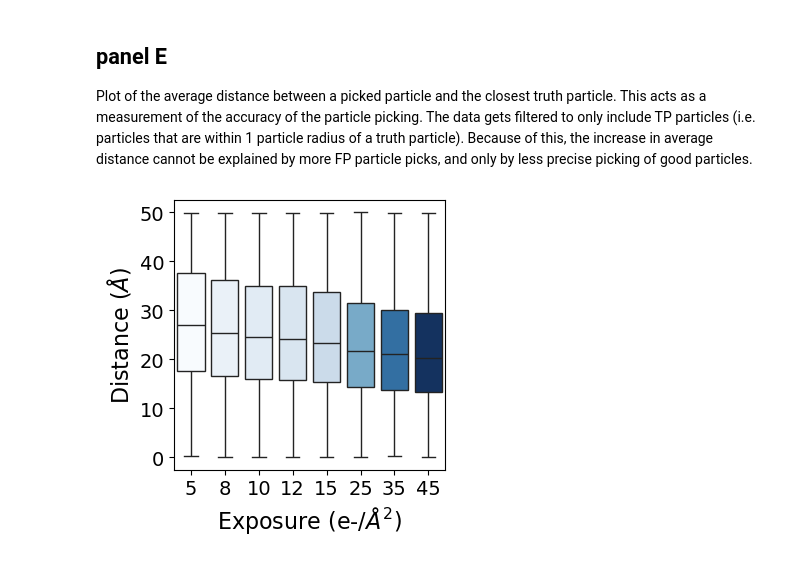
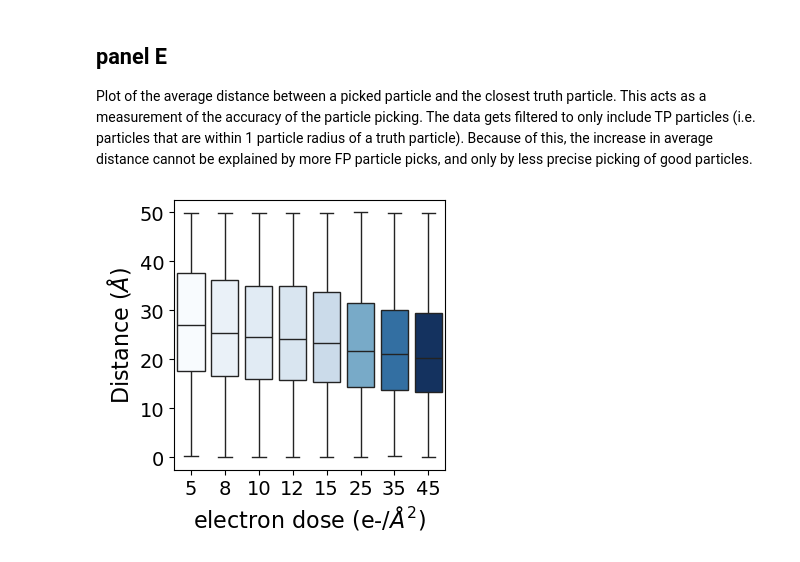
Before and after one commit to ccpem/roodmus, a Jupyter notebook: paper/figure_3.ipynb, the cells around one changed output. Saved outputs shown, nothing was run; the diff lists cells and outputs as text; code cells hidden in the pictures.

Commit message:
updating plotting notebooks

```diff
--- a/paper/figure_3.ipynb
+++ b/paper/figure_3.ipynb
@@ -578,17 +561,17 @@ Plot of the average distance between a picked particle and the closest truth par
 # %%
 # plot the average distance to the closest particle as a function of exposure
 df_picked_all["job"] = df_picked_all["metadata_filename"].apply(lambda x: x.split("/")[-2])
 df_picked_all["jobtype"] = df_picked_all["job"].map(jobtypes_all)
 df_picked_LoG = df_picked_all[df_picked_all["jobtype"] == "LoG"]
 df_picked_LoG_TP = df_picked_LoG.groupby("TP").get_group(True)
 fig, ax = plt.subplots(figsize=(3.5, 3.5))
 # sns.violinplot(x="exposure", y="closest_dist", data=df_picked_LoG_TP, ax=ax, inner="quartile", palette="Blues", legend=False)
 sns.boxplot(x="exposure", y="closest_dist", hue="exposure", data=df_picked_LoG_TP, ax=ax, palette="Blues", legend=False)
 # sns.stripplot(x="exposure", y="closest_dist", data=df_picked_LoG_TP, ax=ax, jitter=0.1, dodge=True, alpha=0.5, color="k")
-ax.set_xlabel("Exposure (e-/$\AA^2$)", fontsize=16)
+ax.set_xlabel("electron dose (e-/$\AA^2$)", fontsize=16)
 ax.set_ylabel("Distance ($\AA$)", fontsize=16)
 ax.tick_params(labelsize=14)
 
 fig.savefig(os.path.join(figures_dir, "distance_to_closest_particle_vs_exposure.pdf"), bbox_inches="tight")
 # %% [output]
-[figure, old version]
+[figure, new version]
```
Also changed, not shown: parts of 7 cells of this notebook, 5 other files.
